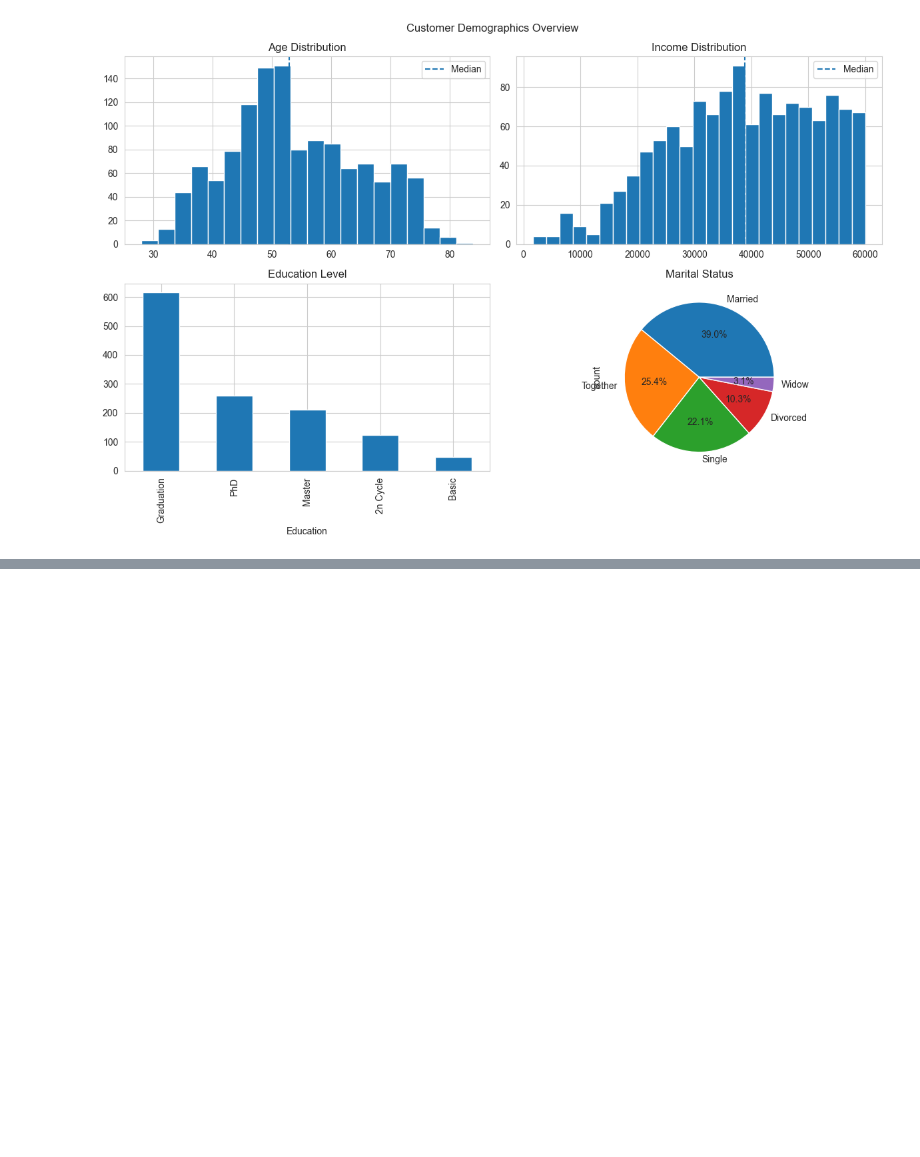
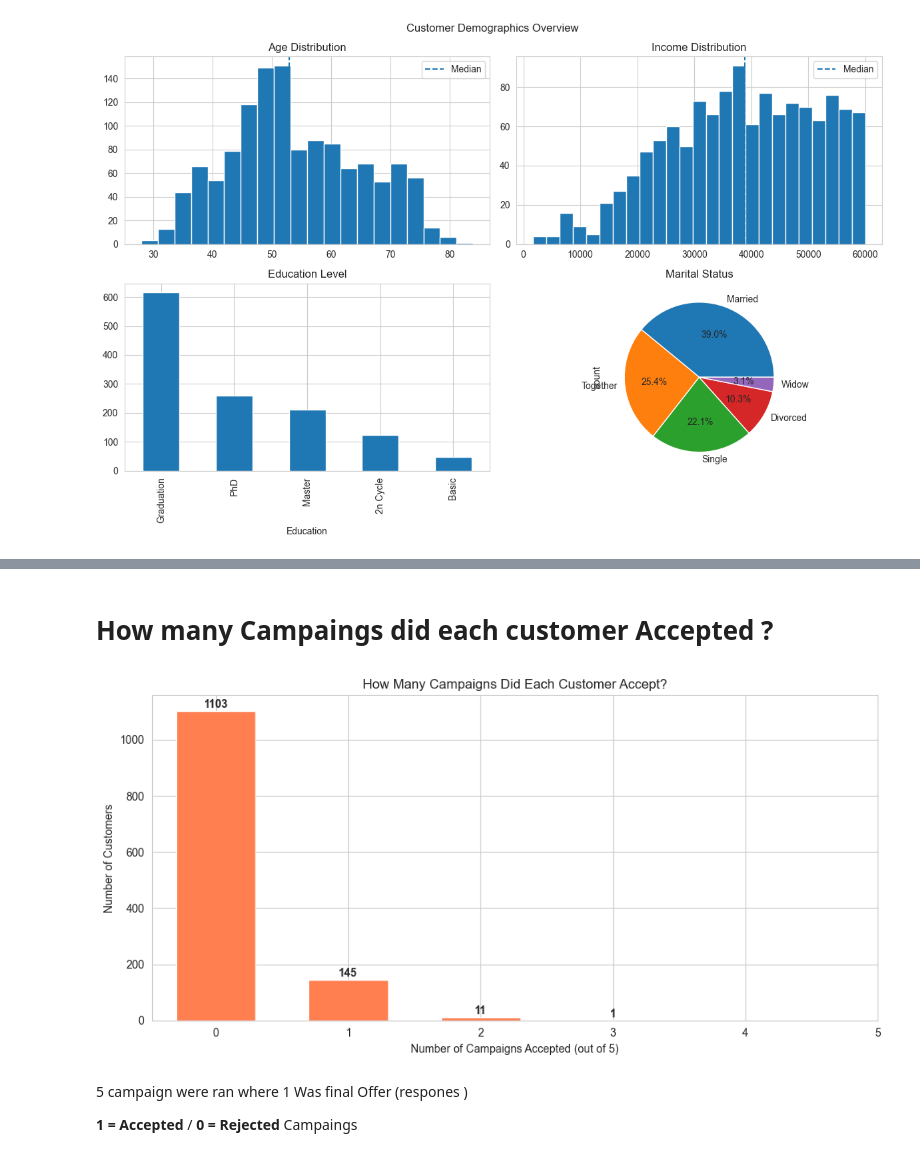
Before and after one commit to suzzzel5/Marketing-Campagain-Analysis, a Jupyter notebook: notebooks/03_eda_visualizations.ipynb, the cells around one changed output, grey strips where cells are left out. Drawn from its saved outputs; the diff is of its cells as text; code cells hidden in the pictures; blank space fills up the shorter version.

```diff
--- a/notebooks/03_eda_visualizations.ipynb
+++ b/notebooks/03_eda_visualizations.ipynb
@@ -102,0 +152,31 @@ Most purchasing decisions involve two people.
+# %% [markdown]
+# How many Campaings did each customer Accepted ?
+# %%
+#  Are customers accepting one campaign or many?
+
+campaign_counts = data['Total_Campaigns_Accepted'].value_counts().sort_index()
+
+plt.figure(figsize=(10, 5))
+bars = plt.bar(campaign_counts.index, campaign_counts.values,
+               color='coral', edgecolor='white', width=0.6)
+
+# Add count label on top of each bar
+for bar in bars:
+     plt.text(bar.get_x() + bar.get_width() / 2,
+               bar.get_height() + 10,
+               str(int(bar.get_height())),
+               ha='center', fontweight='bold', fontsize=10)
+
+plt.title('How Many Campaigns Did Each Customer Accept?')
+plt.xlabel('Number of Campaigns Accepted (out of 5)')
+plt.ylabel('Number of Customers')
+plt.xticks([0, 1, 2, 3, 4, 5])
+plt.savefig("../Figures/How many campagins did each customer Accepted")
+plt.tight_layout()
+plt.show()
+# %% [output]
+[figure, added]
+# %% [markdown]
+5 campaign were ran where 1 Was final Offer (respones )
+
+**1 = Accepted** / **0 = Rejected** Campaings
```
Also changed, not shown: parts of 10 cells of this notebook.
